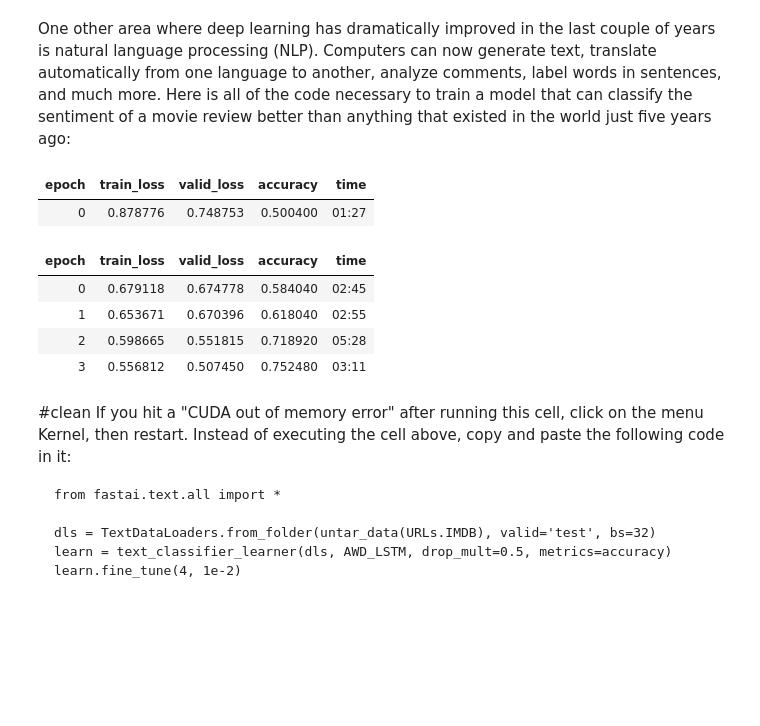
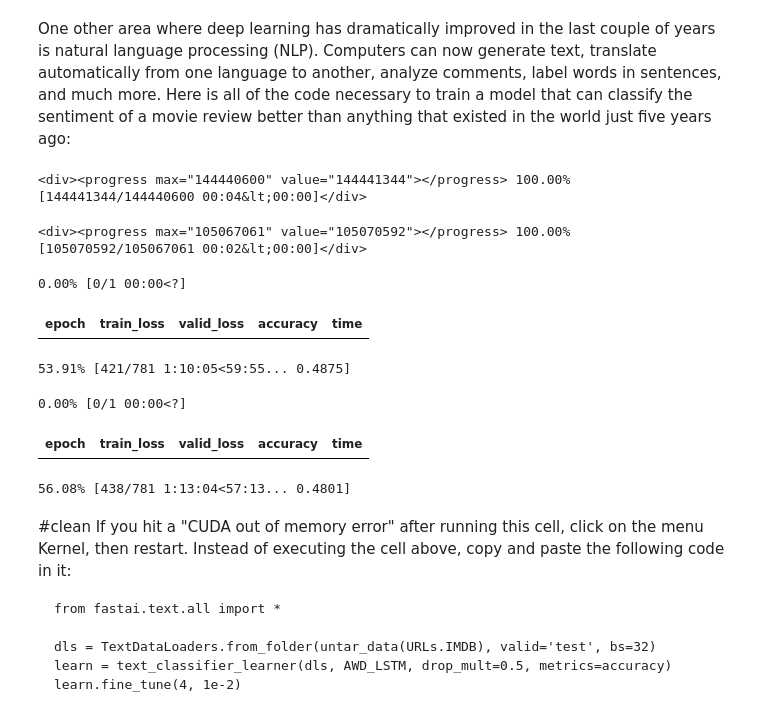
Before and after one commit to rose6492/fastbook, a Jupyter notebook: 01_intro.ipynb, the cells around one changed output. Cells and saved outputs as stored; diff of their text form; code cells hidden in the pictures; blank space fills up the shorter version.

```diff
--- a/01_intro.ipynb
+++ b/01_intro.ipynb
@@ -706,17 +706,18 @@ One other area where deep learning has dramatically improved in the last couple
 # %%
 from fastai.text.all import *
 
-dls = TextDataLoaders.from_folder(untar_data(URLs.IMDB), valid='test')
+dls = TextDataLoaders.from_folder(untar_data(URLs.IMDB), valid='test', bs=32)
 learn = text_classifier_learner(dls, AWD_LSTM, drop_mult=0.5, metrics=accuracy)
 learn.fine_tune(4, 1e-2)
 # %% [output]
+<div><progress max="144440600" value="144441344"></progress> 100.00% [144441344/144440600 00:04&lt;00:00]</div>
+<div><progress max="105067061" value="105070592"></progress> 100.00% [105070592/105067061 00:02&lt;00:00]</div>
+0.00% [0/1 00:00<?]
 | epoch | train_loss | valid_loss | accuracy | time |
-| 0 | 0.878776 | 0.748753 | 0.500400 | 01:27 |
+53.91% [421/781 1:10:05<59:55... 0.4875]
+0.00% [0/1 00:00<?]
 | epoch | train_loss | valid_loss | accuracy | time |
-| 0 | 0.679118 | 0.674778 | 0.584040 | 02:45 |
-| 1 | 0.653671 | 0.670396 | 0.618040 | 02:55 |
-| 2 | 0.598665 | 0.551815 | 0.718920 | 05:28 |
-| 3 | 0.556812 | 0.507450 | 0.752480 | 03:11 |
+56.08% [438/781 1:13:04<57:13... 0.4801]
 # %% [markdown]
 #clean
 If you hit a "CUDA out of memory error" after running this cell, click on the menu Kernel, then restart. Instead of executing the cell above, copy and paste the following code in it:
```
Also changed, not shown: parts of 7 cells of this notebook.
